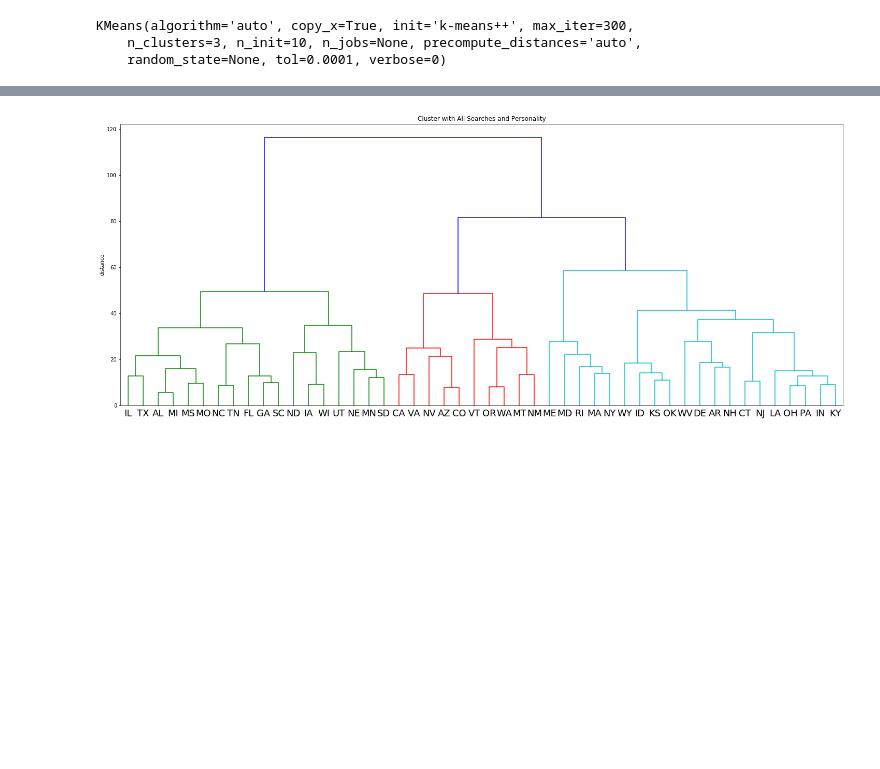
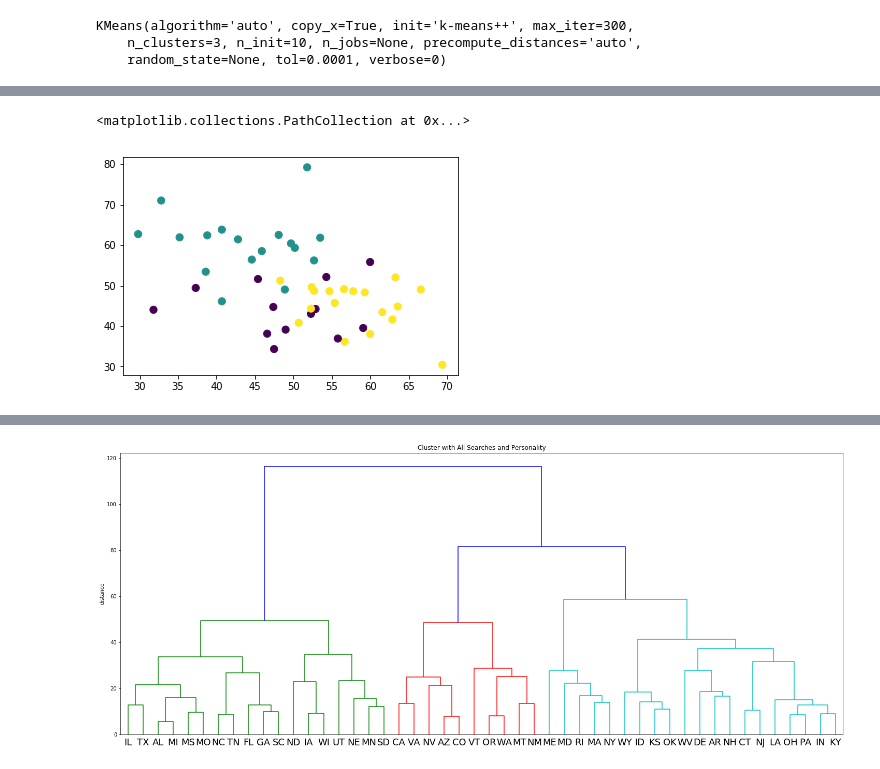
Before and after one commit to damuakula/FinalProject, a Jupyter notebook: PyschRegions.ipynb, the cells around one changed output, grey strips where cells are left out. Cells and saved outputs as stored; diff of their text form; code cells hidden in the pictures; blank space fills up the shorter version.

```diff
--- a/PyschRegions.ipynb
+++ b/PyschRegions.ipynb
@@ -172,0 +175,7 @@ plt.scatter(st1['Extraversion'], st1['Openness'], c=predicted_clusters, s=50, cm
+# %%
+# Plot the predicted clusters to see if the model predicted the correct clusters
+# This is visual validation that the model was trained correctly and the columns that are helping this prediction
+plt.scatter(st1['Agreeableness'], st1['Neuroticism'], c=predicted_clusters, s=50, cmap='viridis')
+# %% [output]
+<matplotlib.collections.PathCollection at 0x...>
+[figure, added]
```
Also changed, not shown: parts of 27 cells of this notebook, 1 other file.
